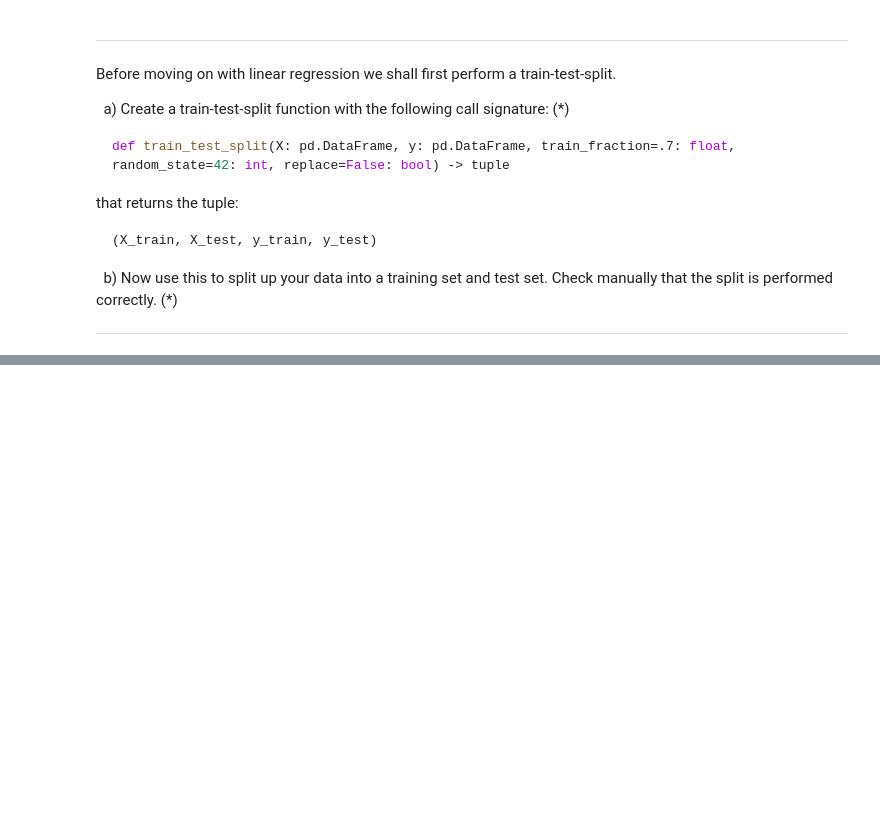
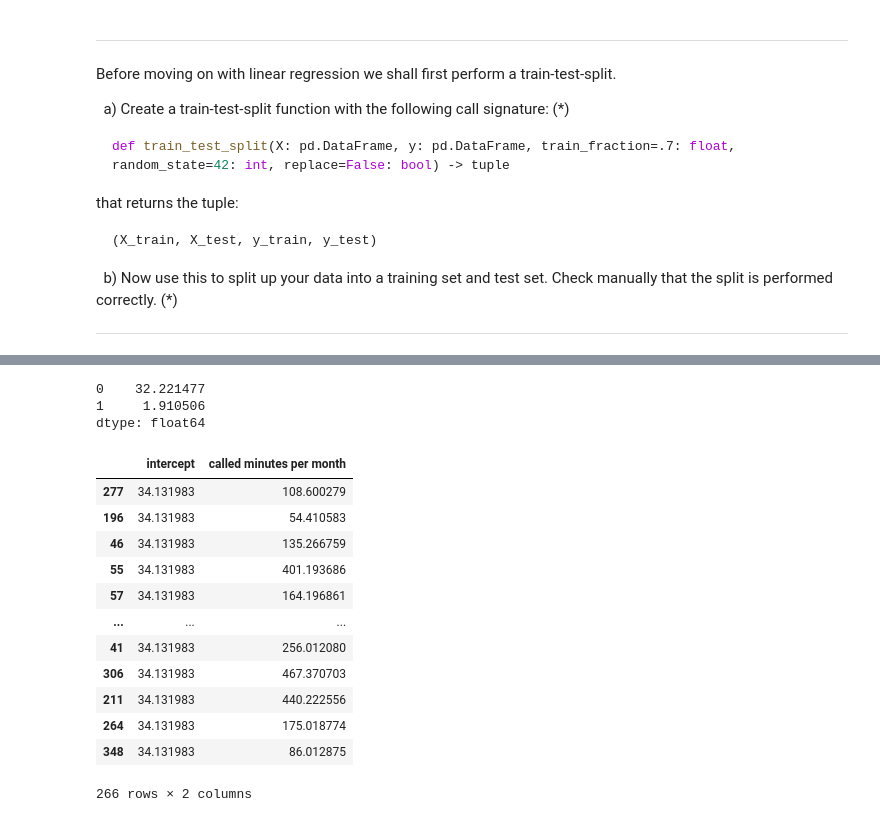
Before and after one commit to Canesp/Machine-learning-Philip-de-Canesie, a Jupyter notebook: Exercises/Exercises_Lec_01.ipynb, the cells around one changed output, grey strips where cells are left out. Saved outputs shown, nothing was run; the diff lists cells and outputs as text; code cells hidden in the pictures; blank space fills up the shorter version.

```diff
--- a/Exercises/Exercises_Lec_01.ipynb
+++ b/Exercises/Exercises_Lec_01.ipynb
@@ -105,0 +142,31 @@ that returns the tuple:
+# %%
+regression_fit = lambda X, y: np.linalg.inv(X.T@X) @ X.T @ y
+predict = lambda X, weights: X @ weights
+
+beta_hat = regression_fit(X_trian, y_trian)
+
+beta_hat
+# %% [output]
+0    32.221477
+1     1.910506
+dtype: float64
+# %%
+regression_line = lambda x, b0, b1: b0 + (b1*x)
+
+reg_line = regression_line(X_trian, beta_hat[0], beta_hat[1])
+
+reg_line
+# %% [output]
+|  | intercept | called minutes per month |
+| 277 | 34.131983 | 108.600279 |
+| 196 | 34.131983 | 54.410583 |
+| 46 | 34.131983 | 135.266759 |
+| 55 | 34.131983 | 401.193686 |
+| 57 | 34.131983 | 164.196861 |
+| ... | ... | ... |
+| 41 | 34.131983 | 256.012080 |
+| 306 | 34.131983 | 467.370703 |
+| 211 | 34.131983 | 440.222556 |
+| 264 | 34.131983 | 175.018774 |
+| 348 | 34.131983 | 86.012875 |
+266 rows × 2 columns
```
Also changed, not shown: parts of 14 cells of this notebook, 1 other file.
